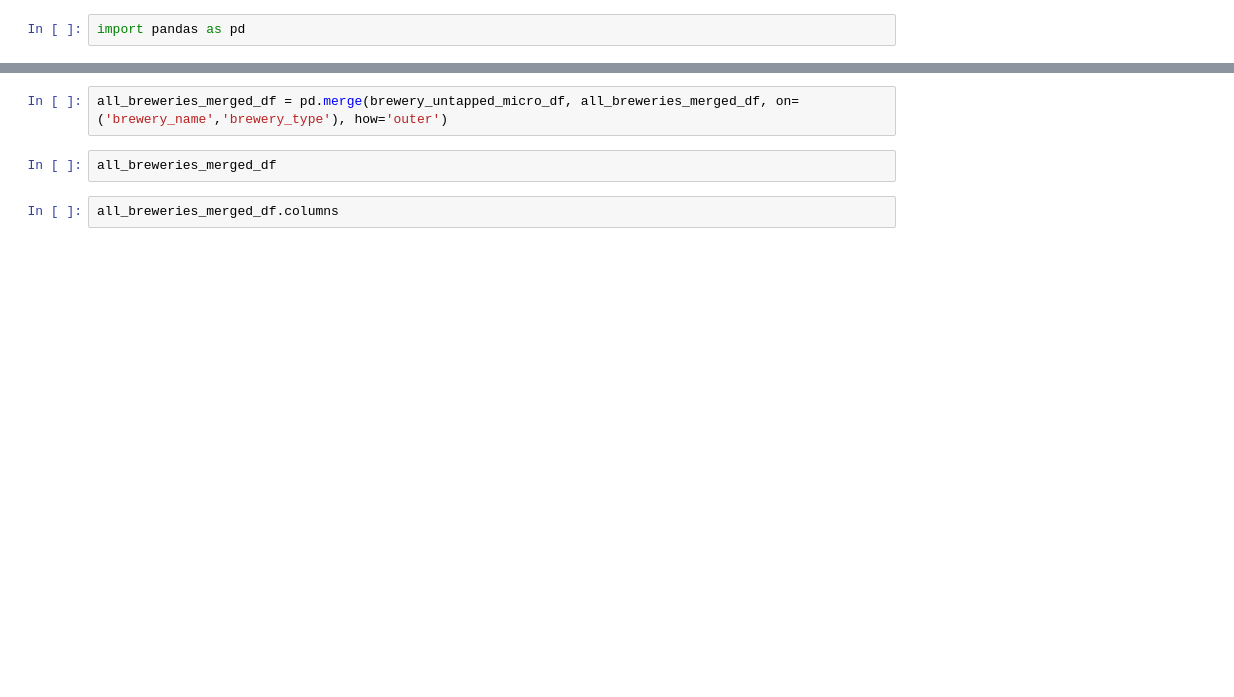
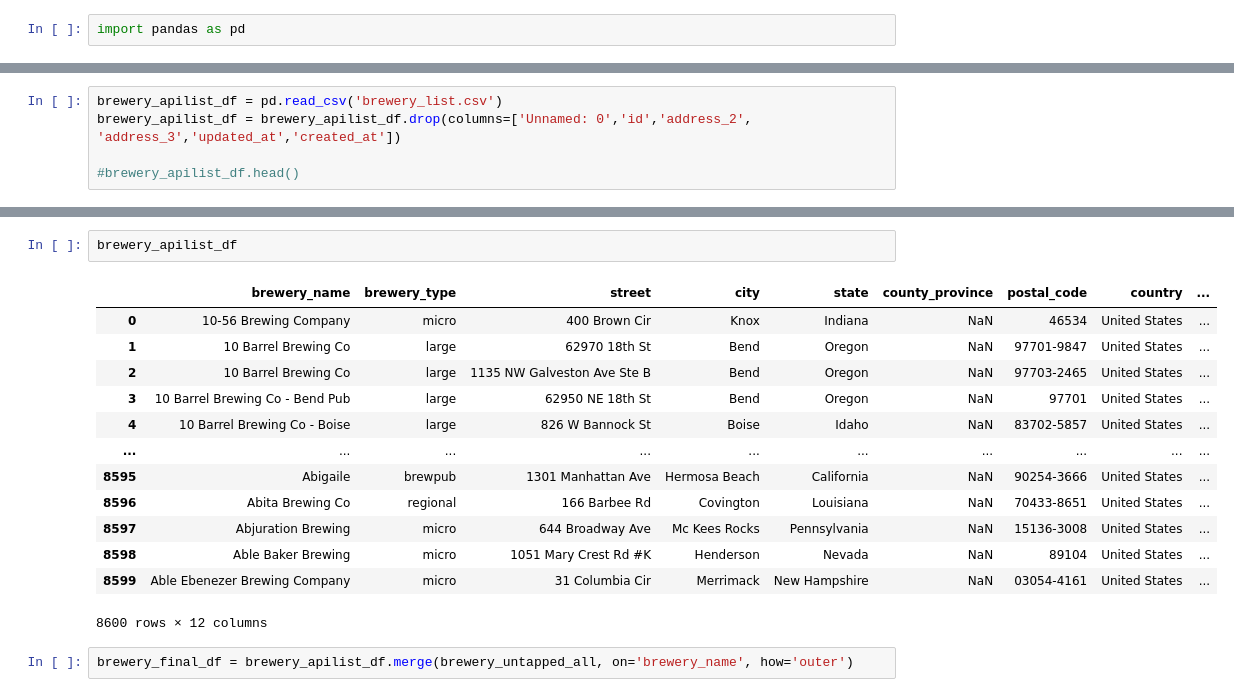
Before and after one commit to KellyPared/GT-Bootcamp-Breweries_itsfiveoclock, a Jupyter notebook: data/breweries_list.ipynb, the cells around one changed output, grey strips where cells are left out. Saved outputs shown, nothing was run; the diff lists cells and outputs as text; blank space fills up the shorter version.

```diff
--- a/data/breweries_list.ipynb
+++ b/data/breweries_list.ipynb
@@ -107,0 +66,5 @@ brewery_untapped_micro_df
+# %%
+brewery_apilist_df = pd.read_csv('brewery_list.csv')
+brewery_apilist_df = brewery_apilist_df.drop(columns=['Unnamed: 0','id','address_2', 'address_3','updated_at','created_at'])
+
+#brewery_apilist_df.head()
@@ -108,6 +78,18 @@ brewery_untapped_micro_df
+# %%
+brewery_apilist_df
+# %% [output]
+|  | brewery_name | brewery_type | street | city | state | county_province | postal_code | country | ... |
+| 0 | 10-56 Brewing Company | micro | 400 Brown Cir | Knox | Indiana | NaN | 46534 | United States | ... |
+| 1 | 10 Barrel Brewing Co | large | 62970 18th St | Bend | Oregon | NaN | 97701-9847 | United States | ... |
+| 2 | 10 Barrel Brewing Co | large | 1135 NW Galveston Ave Ste B | Bend | Oregon | NaN | 97703-2465 | United States | ... |
+| 3 | 10 Barrel Brewing Co - Bend Pub | large | 62950 NE 18th St | Bend | Oregon | NaN | 97701 | United States | ... |
+| 4 | 10 Barrel Brewing Co - Boise | large | 826 W Bannock St | Boise | Idaho | NaN | 83702-5857 | United States | ... |
+| ... | ... | ... | ... | ... | ... | ... | ... | ... | ... |
+| 8595 | Abigaile | brewpub | 1301 Manhattan Ave | Hermosa Beach | California | NaN | 90254-3666 | United States | ... |
+| 8596 | Abita Brewing Co | regional | 166 Barbee Rd | Covington | Louisiana | NaN | 70433-8651 | United States | ... |
+| 8597 | Abjuration Brewing | micro | 644 Broadway Ave | Mc Kees Rocks | Pennsylvania | NaN | 15136-3008 | United States | ... |
+| 8598 | Able Baker Brewing | micro | 1051 Mary Crest Rd #K | Henderson | Nevada | NaN | 89104 | United States | ... |
+| 8599 | Able Ebenezer Brewing Company | micro | 31 Columbia Cir | Merrimack | New Hampshire | NaN | 03054-4161 | United States | ... |
+8600 rows × 12 columns
 # %%
-all_breweries_merged_df = pd.merge(brewery_untapped_micro_df, all_breweries_merged_df, on=('brewery_name','brewery_type'), how='outer')
+brewery_final_df = brewery_apilist_df.merge(brewery_untapped_all, on='brewery_name', how='outer')
-# %%
-all_breweries_merged_df
-# %%
-all_breweries_merged_df.columns
```
Also changed, not shown: parts of 25 cells of this notebook, 10 other files.
